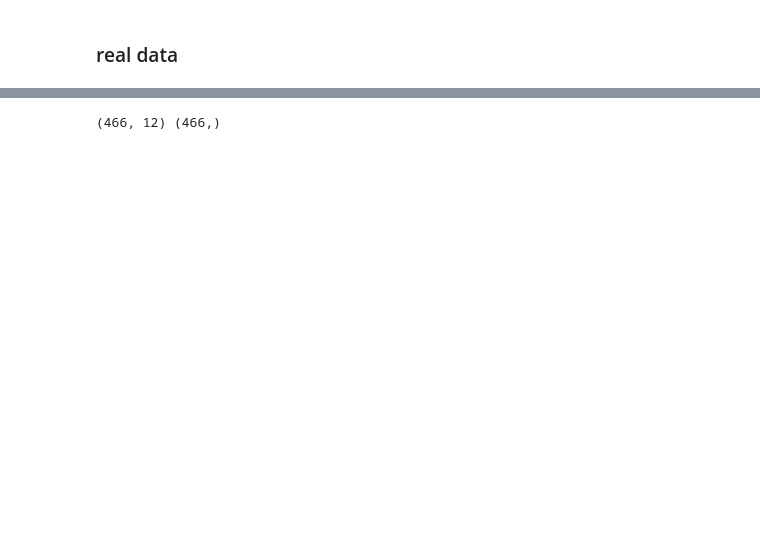
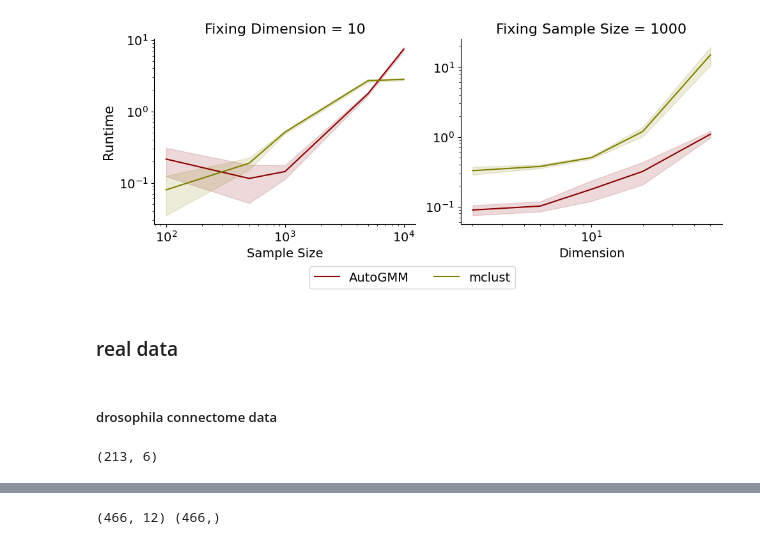
Before and after one commit to neurodata/autogmm, a Jupyter notebook: examples/experiments.ipynb, the cells around one changed output, grey strips where cells are left out. Drawn from its saved outputs; the diff is of its cells as text; code cells hidden in the pictures; blank space fills up the shorter version.

```diff
--- a/examples/experiments.ipynb
+++ b/examples/experiments.ipynb
@@ -821,2 +934,70 @@ plt.show()
+# %%
+agg = {"runtime_n": {}, "runtime_d": {}}
+
+for metric in ["runtime_n", "runtime_d"]:
+    # get the set of all (method,nj) keys
+    keys = all_results[0][metric].keys()
+    for key in keys:
+        if key[1] > 1:
+            continue
+        # collect a 2D array: shape (n_reps, len(x_axis))
+        data = np.vstack(
+            [
+                rep[metric][key][0]  # the times or aris list from each rep
+                for rep in all_results
+            ]
+        )
+        mean = data.mean(axis=0)
+        std = data.std(axis=0, ddof=1)
+        color, marker = all_results[0][metric][key][1:]
+        agg[metric][key] = (mean, std, color, marker)
+# %%
+fig, axes = plt.subplots(1, 2, figsize=(10, 4))
+axes_map = {"runtime_n": axes[0], "runtime_d": axes[1]}
+
+for metric, ax in axes_map.items():
+    x = n_list if "_n" in metric else d_list
+    for (method, nj), (mean, std, color, marker) in agg[metric].items():
+        if nj > 4:
+            continue
+        label = f"{method} ({nj} job)" if nj == 1 else f"{method} ({nj} jobs)"
+        ax.plot(x, mean, label=label, color=color, linestyle=marker)
+        ax.fill_between(x, mean - std, mean + std, color=color, alpha=0.15)
+    if metric.startswith("runtime"):  # runtime_n, runtime_d
+        ax.set_xscale("log")
+        ax.set_yscale("log")
+    else:  # ari_n, ari_d
+        ax.set_xscale("log")
+    ax.set_title(metric)
+    ax.set_xlabel("Sample Size" if "_n" in metric else "Dimension", fontsize=14)
+    if ax == axes[0]:
+        ax.set_title("Fixing Dimension = 10", fontsize=16)
+        ax.set_ylabel("Runtime", fontsize=15)
+    elif ax == axes[1]:
+        ax.set_ylabel("")
+        ax.set_title("Fixing Sample Size = 1000", fontsize=16)
+for ax in axes.flat:
+    ax.tick_params(axis="both", which="major", labelsize=14)
+    ax.tick_params(axis="both", which="minor", labelsize=14)
+    ax.spines["top"].set_visible(False)
+    ax.spines["right"].set_visible(False)
+
+# grab handles & labels from one of the axes
+handles, labels = axes[1].get_legend_handles_labels()
+labels[1] = "mclust"
+labels[0] = "AutoGMM"
+
+# create a single legend below all subplots
+fig.legend(
+    handles, labels, loc="lower center", bbox_to_anchor=(0.5, -0.1), ncol=3, fontsize=14
+)
+
+# make room at the bottom
+fig.tight_layout()
+fig.subplots_adjust(bottom=0.15)
+plt.tight_layout()
+plt.show()
+# %% [output]
+[figure, added]
 # %% [markdown]
 ### real data
@@ -825,0 +1008,11 @@ protein_df = pd.read_csv('proteomics_data_for_AutoGMM_JMLR.csv')
+# %% [markdown]
+##### drosophila connectome data
+# %%
+droso_embed = np.genfromtxt(
+    "examples/data/real/embedded_right.csv", delimiter=",", skip_header=1
+)
+droso_df = pd.read_csv("examples/data/real/embedded_right.csv")
+droso_true = np.genfromtxt("examples/data/real/classes.csv", skip_header=1)
+print(droso_embed.shape)
+# %% [output]
+(213, 6)
```
Also changed, not shown: parts of 50 cells of this notebook, 31 other files.
